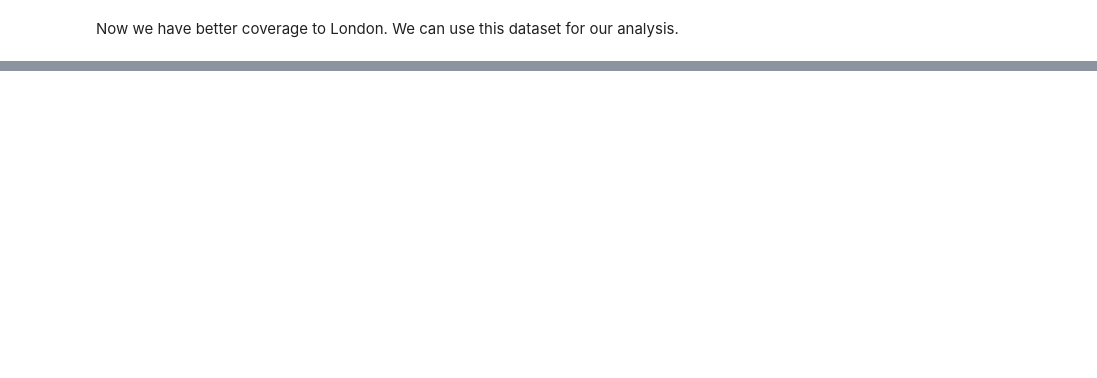
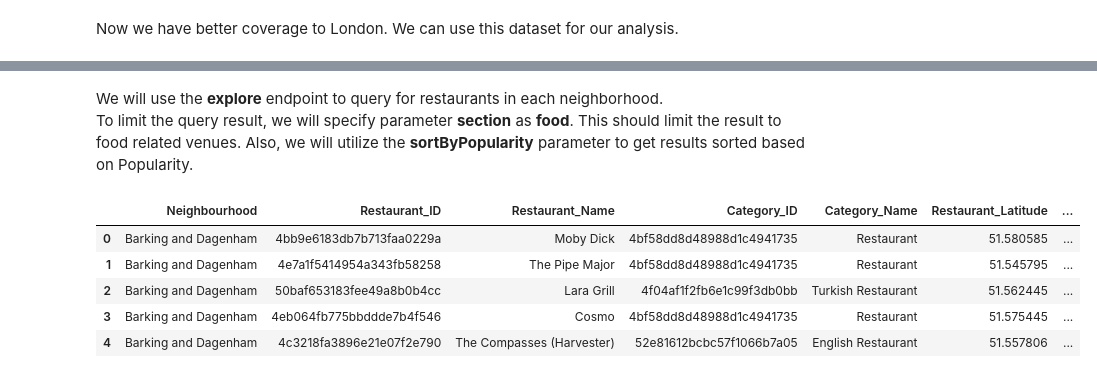
Before and after one commit to hamadazein84/Coursera_Capstone, a Jupyter notebook: week-4/assignment.ipynb, the cells around one changed output, grey strips where cells are left out. Drawn from its saved outputs; the diff is of its cells as text; code cells hidden in the pictures; blank space fills up the shorter version.

```diff
--- a/week-4/assignment.ipynb
+++ b/week-4/assignment.ipynb
@@ -279,15 +240,0 @@ type(results)
-# %%
-URL_4SQU_SEARCH = 'https://api.foursquare.com/v2/venues/search'
-
-lat = 51.6252
-lng = -0.1517
-search_params = REQUEST_DEFAULT_PARAMS.copy()
-search_params.update({
-    "ll" : '{}, {}'.format(lat, lng),
-    "limit" : 50,
-    "radius" : 250,
-    "categoryId" : ",".join(restaurants_cat_list)
-    })
-
-results = requests.get(url=URL_4SQU_EXPLORE, params=explore_params).json()
-type(results)
@@ -296,0 +241,59 @@ results
+# %% [markdown]
+We will use the **explore** endpoint to query for restaurants in each neighborhood.
+To limit the query result, we will specify parameter **section** as **food**. This should limit the result to food related venues. Also, we will utilize the **sortByPopularity** parameter to get results sorted based on Popularity.
+# %%
+# validate whether the venue category is a competitor restaurant and if it is Italian restaurant
+def validate_rest_category(rest_cat_name) :
+    excluded_categories = ['Café', 'Pub', 'Food Court', 'Fast Food', 'Shop', 'Coffee', 'Bakery', 'Breakfast']
+    italian_list = ['Italian Restaurant', 'Abruzzo Restaurant', 'Agriturismo', 'Aosta Restaurant', 'Basilicata Restaurant', 'Calabria Restaurant', 'Campanian Restaurant', 'Emilia Restaurant', 'Friuli Restaurant', 'Ligurian Restaurant', 'Lombard Restaurant', 'Malga', 'Marche Restaurant', 'Piadineria', 'Piedmontese Restaurant', 'Puglia Restaurant', 'Romagna Restaurant', 'Roman Restaurant', 'Sardinian Restaurant', 'Sicilian Restaurant', 'South Tyrolean Restaurant', 'Trattoria/Osteria', 'Trentino Restaurant', 'Tuscan Restaurant', 'Umbrian Restaurant', 'Veneto Restaurant']
+    is_restaurant = True
+    for excl in excluded_categories :
+        if excl in rest_cat_name :
+            is_restaurant = False
+            break
+    is_italian = rest_cat_name in italian_list
+
+    return is_restaurant, is_italian
+
+
+def get_neighborhood_restaurants(lat, lng, radius) :
+#def get_neighborhood_restaurants(venue) :
+    URL_4SQU_EXPLORE = 'https://api.foursquare.com/v2/venues/explore'
+    category_lst = []
+
+    explore_params = REQUEST_DEFAULT_PARAMS.copy()
+
+    explore_params.update({
+        "ll" : '{}, {}'.format(lat, lng),
+        "radius" : radius,
+        "section" : 'food',
+        #"query" : 'restaurant',
+        "sortByPopularity" : 1
+        })
+    restaurants_list = requests.get(url=URL_4SQU_EXPLORE, params=explore_params).json()['response']['groups'][0]['items']
+    return restaurants_list
+
+#london_df[['Neighbourhood' == 'Barnet']]
+restaurants_df = pd.DataFrame(columns=['Neighbourhood', 'Restaurant_ID', 'Restaurant_Name', 'Category_ID', 'Category_Name', 'Restaurant_Latitude', 'Restaurant_Longitude', 'Is_Italian'])
+for lat, lng, radius, neighbourhood in zip(london_df.Latitude, london_df.Longitude, london_df['Area-Radius'] , london_df.Neighbourhood) :
+    rest_lst = get_neighborhood_restaurants(lat, lng, radius)
+    for rest_info in rest_lst :
+        restaurants_id = rest_info['venue']['id']
+        restaurants_name = rest_info['venue']['name']
+        rest_cat_id = rest_info['venue']['categories'][0]['id']
+        rest_cat_name = rest_info['venue']['categories'][0]['name']
+        rest_lat = rest_info['venue']['location']['lat']
+        rest_lng = rest_info['venue']['location']['lng']
+        is_restaurant, is_italian = validate_rest_category(rest_cat_name)
+        if is_restaurant :
+            restaurants_df = restaurants_df.append({'Neighbourhood' : neighbourhood, 'Restaurant_ID' : restaurants_id, 'Restaurant_Name' : restaurants_name, 'Category_ID' : rest_cat_id, 'Category_Name' : rest_cat_name, 'Restaurant_Latitude' : rest_lat, 'Restaurant_Longitude' : rest_lng, 'Is_Italian' : is_italian}, ignore_index=True)
+
+
+restaurants_df.head()
+# %% [output]
+|  | Neighbourhood | Restaurant_ID | Restaurant_Name | Category_ID | Category_Name | Restaurant_Latitude | ... |
+| 0 | Barking and Dagenham | 4bb9e6183db7b713faa0229a | Moby Dick | 4bf58dd8d48988d1c4941735 | Restaurant | 51.580585 | ... |
+| 1 | Barking and Dagenham | 4e7a1f5414954a343fb58258 | The Pipe Major | 4bf58dd8d48988d1c4941735 | Restaurant | 51.545795 | ... |
+| 2 | Barking and Dagenham | 50baf653183fee49a8b0b4cc | Lara Grill | 4f04af1f2fb6e1c99f3db0bb | Turkish Restaurant | 51.562445 | ... |
+| 3 | Barking and Dagenham | 4eb064fb775bbddde7b4f546 | Cosmo | 4bf58dd8d48988d1c4941735 | Restaurant | 51.575445 | ... |
+| 4 | Barking and Dagenham | 4c3218fa3896e21e07f2e790 | The Compasses (Harvester) | 52e81612bcbc57f1066b7a05 | English Restaurant | 51.557806 | ... |
```
Also changed, not shown: parts of 10 cells of this notebook.
